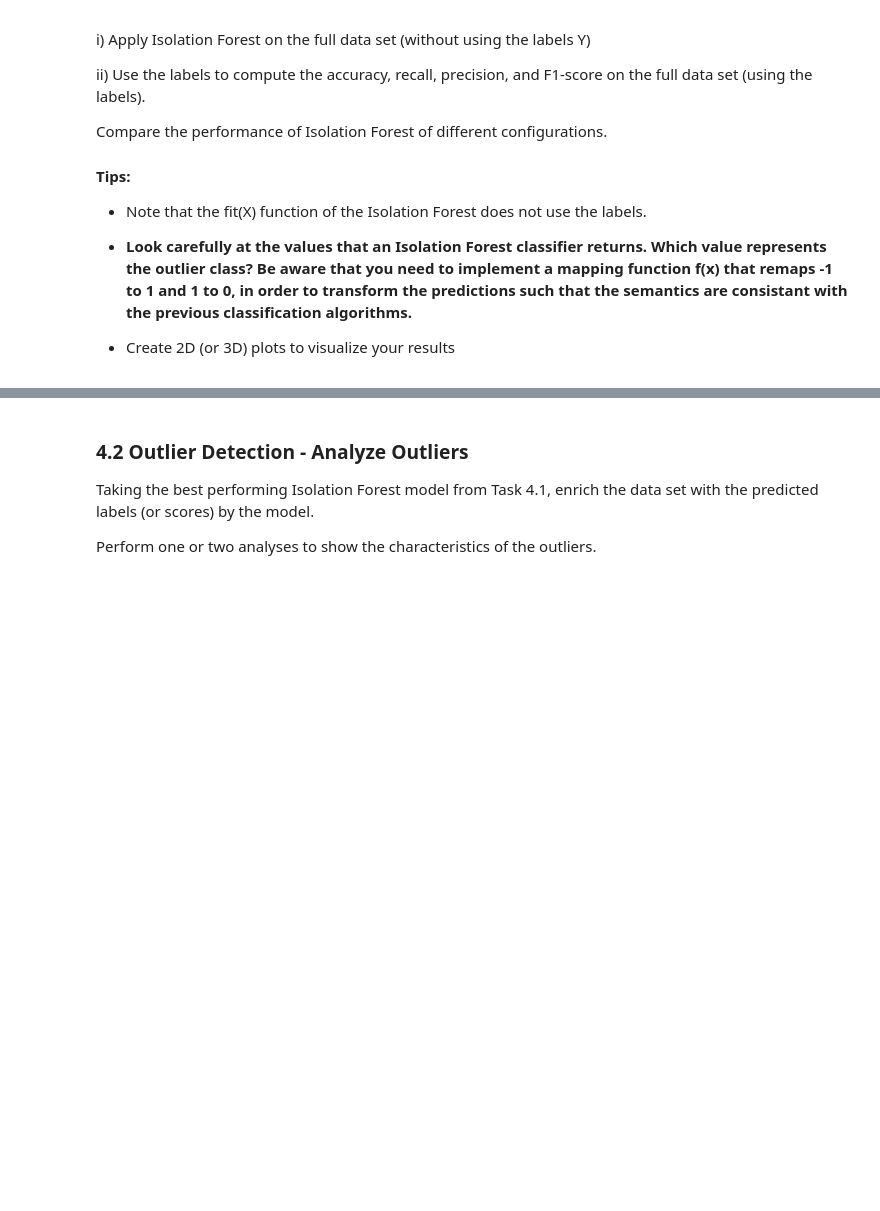
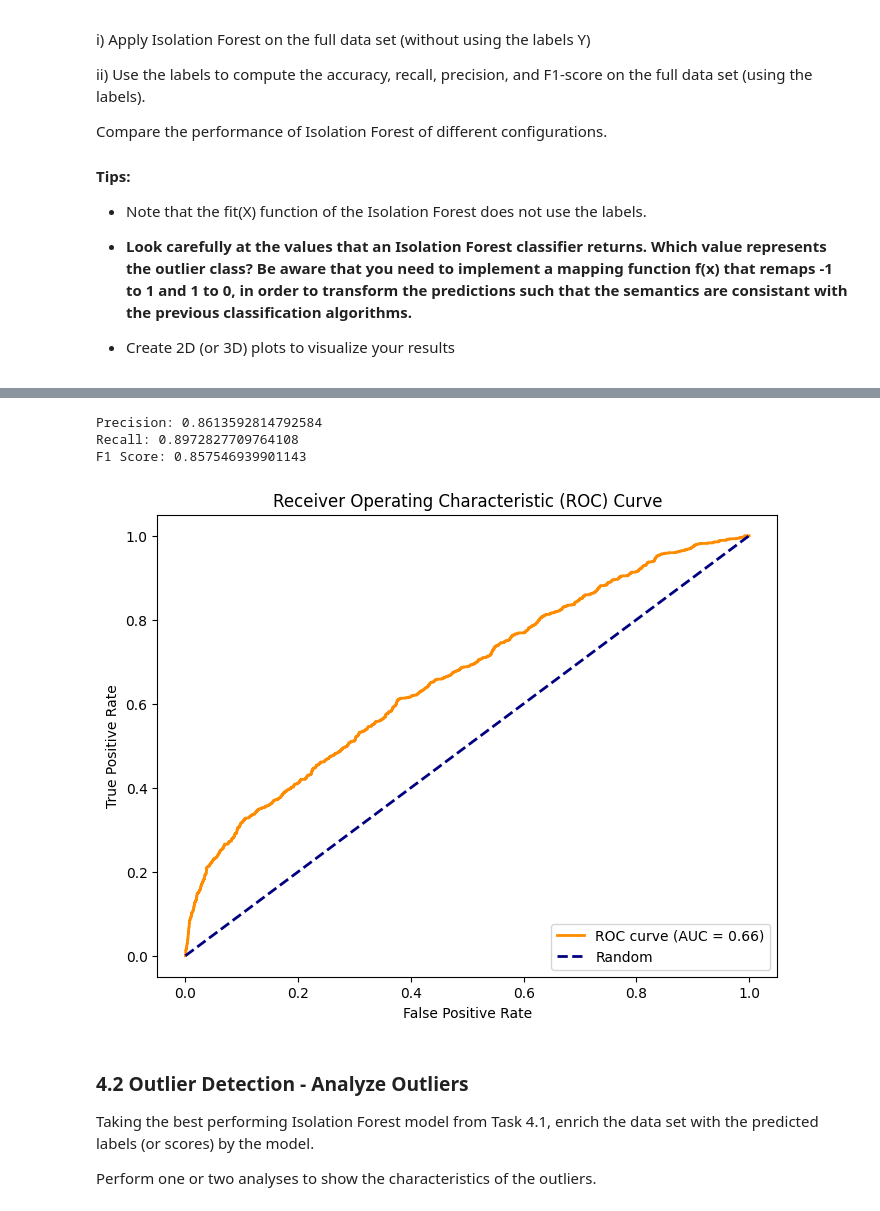
Before and after one commit to MacSuperior/APML, a Jupyter notebook: exploration-liam.ipynb, the cells around one changed output, grey strips where cells are left out. Drawn from its saved outputs; the diff is of its cells as text; code cells hidden in the pictures; blank space fills up the shorter version.

Commit message:
Add best IF model and show visualizations

```diff
--- a/exploration-liam.ipynb
+++ b/exploration-liam.ipynb
@@ -701,0 +655,3 @@ We can clearly see that all parameters except contamination have no correlaction
+# %%
+iforest_best = joblib.load('best_iforest_model.pkl')
+y_pred_iforest_best = iforest_best.predict(X)
@@ -701,0 +674,7 @@ We can clearly see that all parameters except contamination have no correlaction
+# %%
+# Mapping function
+def map_iforest_predictions(pred):
+    return 1 if pred == -1 else 0
+
+# Apply mapping to predictions
+y_pred_mapped = [map_iforest_predictions(pred) for pred in y_pred_iforest_best]
@@ -702,3 +685,44 @@ We can clearly see that all parameters except contamination have no correlaction
+# %%
+print("Precision:", precision)
+print("Recall:", recall)
+print("F1 Score:", f1)
+# %% [output]
+Precision: 0.8613592814792584
+Recall: 0.8972827709764108
+F1 Score: 0.857546939901143
+# %%
+results = {'true_labels': y, 'mapped_predictions': y_pred_mapped}
+# %%
+import matplotlib.pyplot as plt
+from sklearn.metrics import roc_curve, auc
+from sklearn.model_selection import train_test_split
+
+y_true = results['true_labels']
+y_pred_iforest = results['mapped_predictions']
+
+X_train, X_test, y_train, y_test = train_test_split(X, y, test_size=0.2, random_state=random_seed)
+
+best_iforest_estimator = iforest_best
+best_iforest_estimator.fit(X_train)
+
+# Obtain decision function scores (anomaly scores) for the test set
+iforest_scores = best_iforest_estimator.decision_function(X_test)
+
+fpr, tpr, thresholds = roc_curve(y_test, -iforest_scores)  # '-' because IsolationForest returns negative scores
+
+roc_auc = auc(fpr, tpr)
+
+# Plot ROC curve
+plt.figure(figsize=(8, 6))
+plt.plot(fpr, tpr, color='darkorange', lw=2, label=f'ROC curve (AUC = {roc_auc:.2f})')
+plt.plot([0, 1], [0, 1], color='navy', lw=2, linestyle='--', label='Random')
+plt.xlabel('False Positive Rate')
+plt.ylabel('True Positive Rate')
+plt.title('Receiver Operating Characteristic (ROC) Curve')
+plt.legend(loc='lower right')
+plt.show()
+# %% [output]
+[figure, added]
 # %% [markdown]
 ### 4.2 Outlier Detection - Analyze Outliers
 
```
Also changed, not shown: parts of 16 cells of this notebook.
